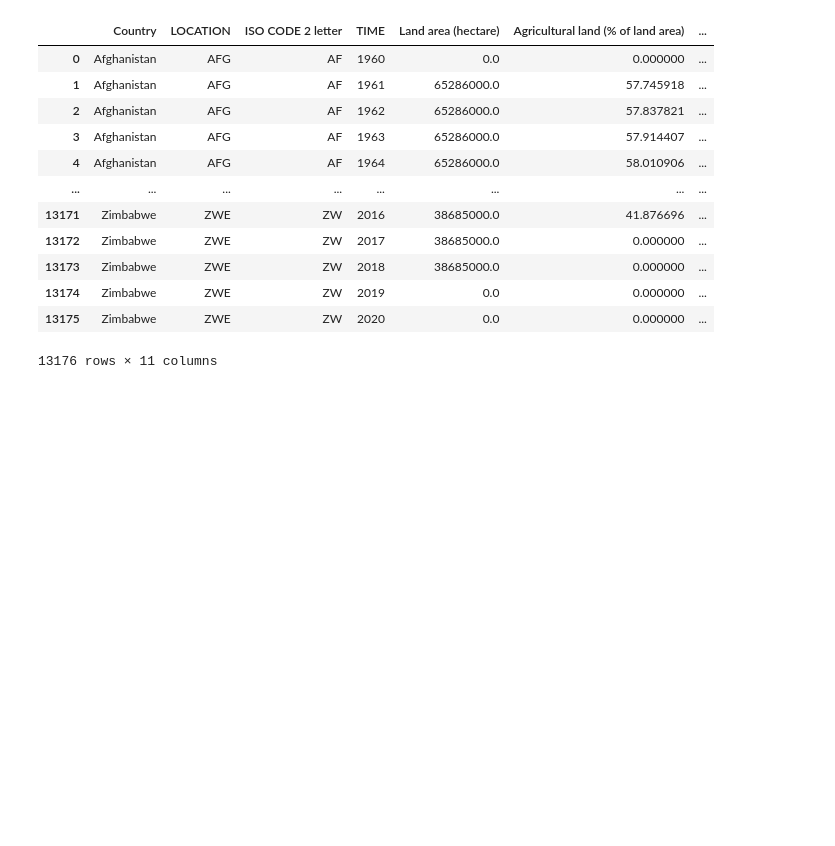
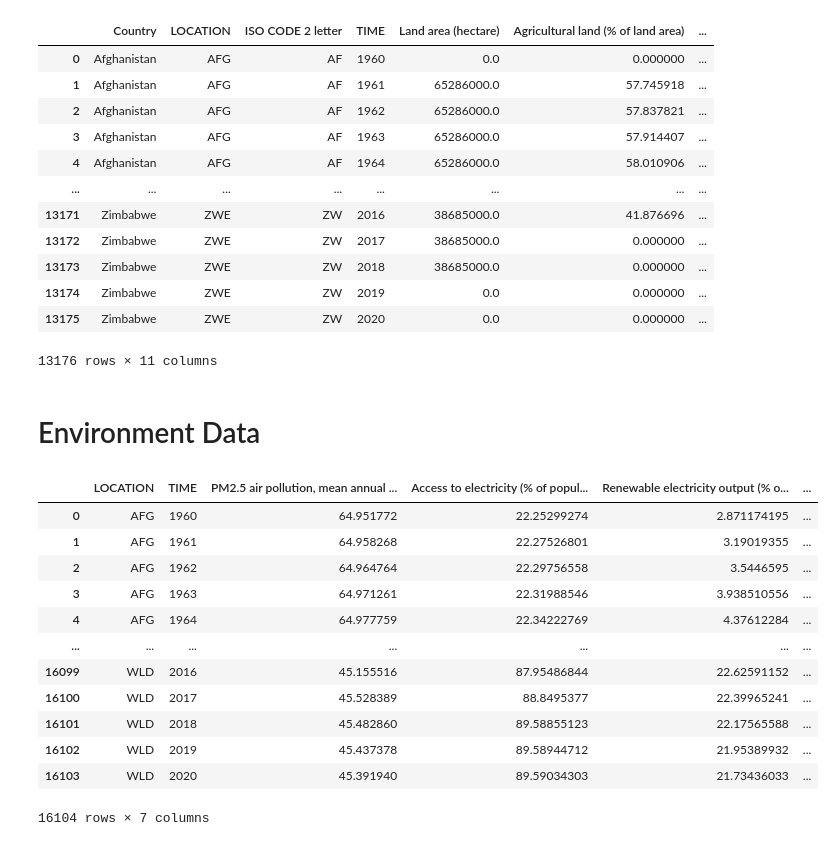
Before and after one commit to skumble27/final-project, a Jupyter notebook: dataetl.ipynb, the cells around one changed output. Saved outputs shown, nothing was run; the diff lists cells and outputs as text; code cells hidden in the pictures; blank space fills up the shorter version.

```diff
--- a/dataetl.ipynb
+++ b/dataetl.ipynb
@@ -1180,3 +1180,23 @@ agriculture_data_final
 | 13174 | Zimbabwe | ZWE | ZW | 2019 | 0.0 | 0.000000 | ... |
 | 13175 | Zimbabwe | ZWE | ZW | 2020 | 0.0 | 0.000000 | ... |
 13176 rows × 11 columns
+# %% [markdown]
+# Environment Data
+# %%
+# Loading the dataframe
+environment = pd.read_csv('raw_data/environment_data_raw/environment_data.csv')
+environment
+# %% [output]
+|  | LOCATION | TIME | PM2.5 air pollution, mean annual ... | Access to electricity (% of popul... | Renewable electricity output (% o... | ... |
+| 0 | AFG | 1960 | 64.951772 | 22.25299274 | 2.871174195 | ... |
+| 1 | AFG | 1961 | 64.958268 | 22.27526801 | 3.19019355 | ... |
+| 2 | AFG | 1962 | 64.964764 | 22.29756558 | 3.5446595 | ... |
+| 3 | AFG | 1963 | 64.971261 | 22.31988546 | 3.938510556 | ... |
+| 4 | AFG | 1964 | 64.977759 | 22.34222769 | 4.37612284 | ... |
+| ... | ... | ... | ... | ... | ... | ... |
+| 16099 | WLD | 2016 | 45.155516 | 87.95486844 | 22.62591152 | ... |
+| 16100 | WLD | 2017 | 45.528389 | 88.8495377 | 22.39965241 | ... |
+| 16101 | WLD | 2018 | 45.482860 | 89.58855123 | 22.17565588 | ... |
+| 16102 | WLD | 2019 | 45.437378 | 89.58944712 | 21.95389932 | ... |
+| 16103 | WLD | 2020 | 45.391940 | 89.59034303 | 21.73436033 | ... |
+16104 rows × 7 columns
```
Also changed, not shown: parts of 5 cells of this notebook, 2 other files.
